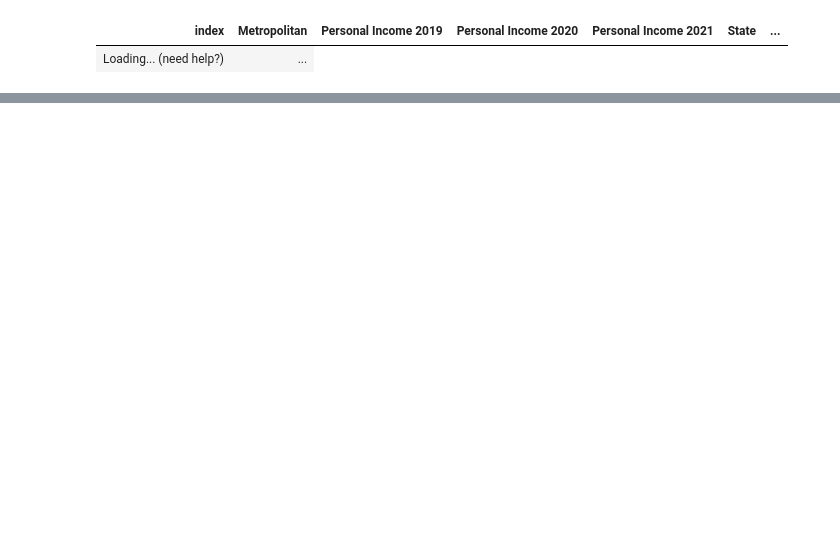
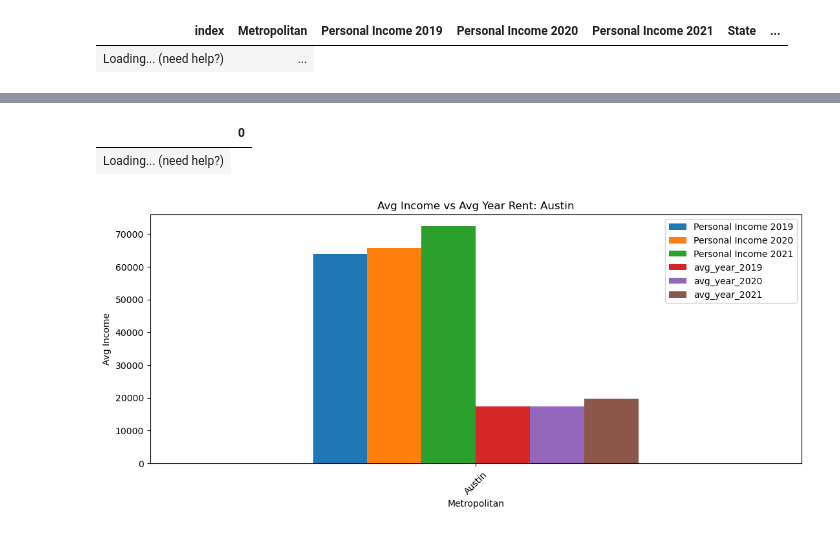
Before and after one commit to neginkanani/Project-1, a Jupyter notebook: Rent_vs_Income_%_change.ipynb, the cells around one changed output, grey strips where cells are left out. Saved outputs shown, nothing was run; the diff lists cells and outputs as text; code cells hidden in the pictures; blank space fills up the shorter version.

Commit message:
added graphs//only did bar graphs if more time would have done scartter but would have to reformate dataframes//less learn to add to powerpoint//still need to clean for presentation

```diff
--- a/Rent_vs_Income_%_change.ipynb
+++ b/Rent_vs_Income_%_change.ipynb
@@ -138,0 +150,30 @@ plt.show()
+# %%
+austin_df = df_reset.loc[df_reset["Metropolitan"] == "Austin", :]
+aust_income = austin_df[['Metropolitan', 'Personal Income 2019', 'Personal Income 2020',
+       'Personal Income 2021','avg_year_2019', 'avg_year_2020',
+       'avg_year_2021']].copy()
+
+
+#aust_income.reset_index(inplace = True, drop = True)
+aust_income.astype({"Personal Income 2019": float,
+                    "Personal Income 2020": float,
+                    "Personal Income 2020": float,
+                    "avg_year_2019":float,
+                    "avg_year_2020":float,
+                    "avg_year_2021":float,
+                    })
+aust_income.dtypes
+# %% [output]
+|  | 0 |
+| Loading... (need help?) |
+# %%
+pandas_bar_plot = aust_income.plot(kind="bar",figsize=(13,5))
+
+pandas_bar_plot.set_xticklabels(aust_income["Metropolitan"], rotation=45)
+
+plt.title("Avg Income vs Avg Year Rent: Austin")
+plt.xlabel("Metropolitan")
+plt.ylabel("Avg Income")
+plt.show()
+# %% [output]
+[figure, added]
```
Also changed, not shown: parts of 6 cells of this notebook, 4 other files.
